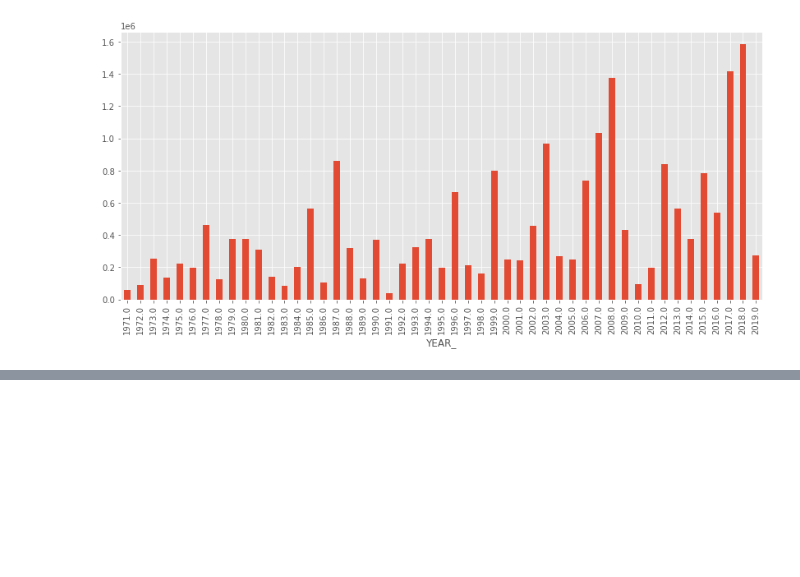
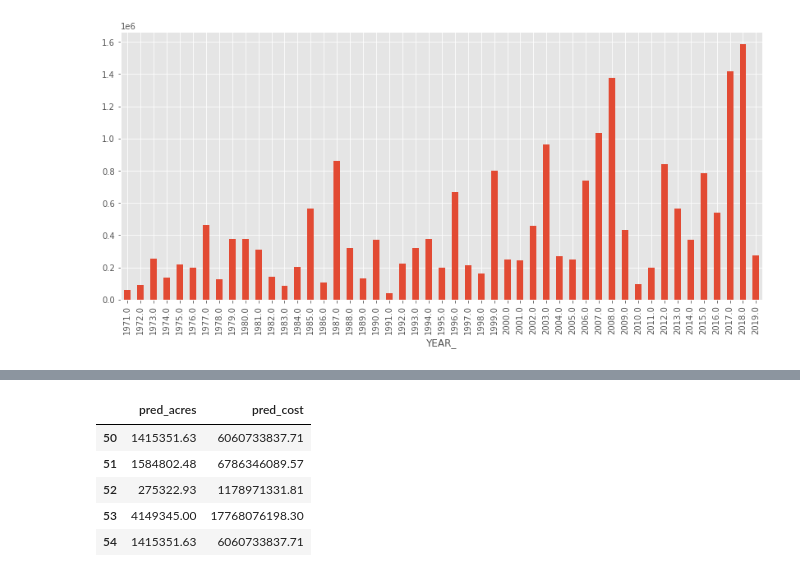
Before and after one commit to jefremides/Project_5, a Jupyter notebook: claire_data_cleaning_acres.ipynb, the cells around one changed output, grey strips where cells are left out. Saved outputs shown, nothing was run; the diff lists cells and outputs as text; code cells hidden in the pictures; blank space fills up the shorter version.

```diff
--- a/claire_data_cleaning_acres.ipynb
+++ b/claire_data_cleaning_acres.ipynb
@@ -62,0 +176,14 @@ acres_df.groupby('YEAR_')['GIS_ACRES'].sum().plot(kind='bar');
+# %%
+predictions_df = pd.DataFrame(y_preds_season_ext, columns=['pred_acres'])
+# %%
+predictions_df['pred_cost'] = predictions_df['pred_acres'] * 4282.14
+# %%
+pd.set_option('display.float_format', lambda x: '%.2f' % x)
+predictions_df
+# %% [output]
+|  | pred_acres | pred_cost |
+| 50 | 1415351.63 | 6060733837.71 |
+| 51 | 1584802.48 | 6786346089.57 |
+| 52 | 275322.93 | 1178971331.81 |
+| 53 | 4149345.00 | 17768076198.30 |
+| 54 | 1415351.63 | 6060733837.71 |
```
Also changed, not shown: parts of 15 cells of this notebook, 2 other files.
